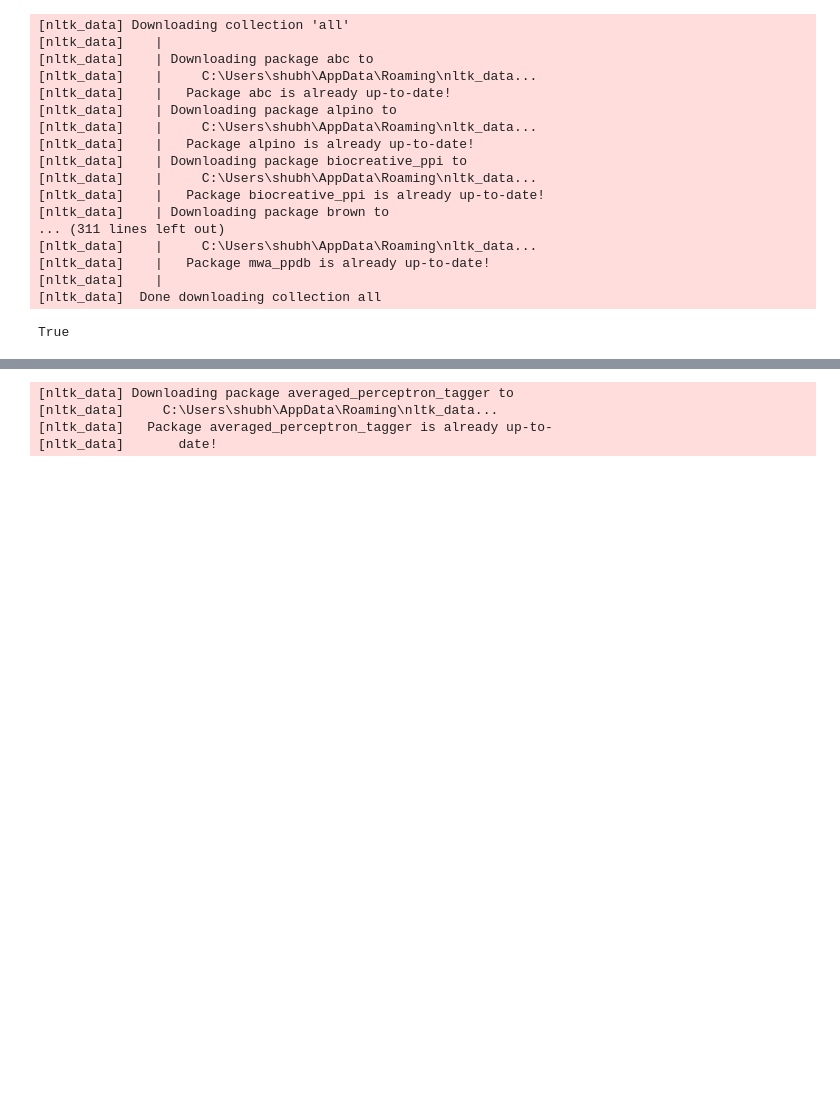
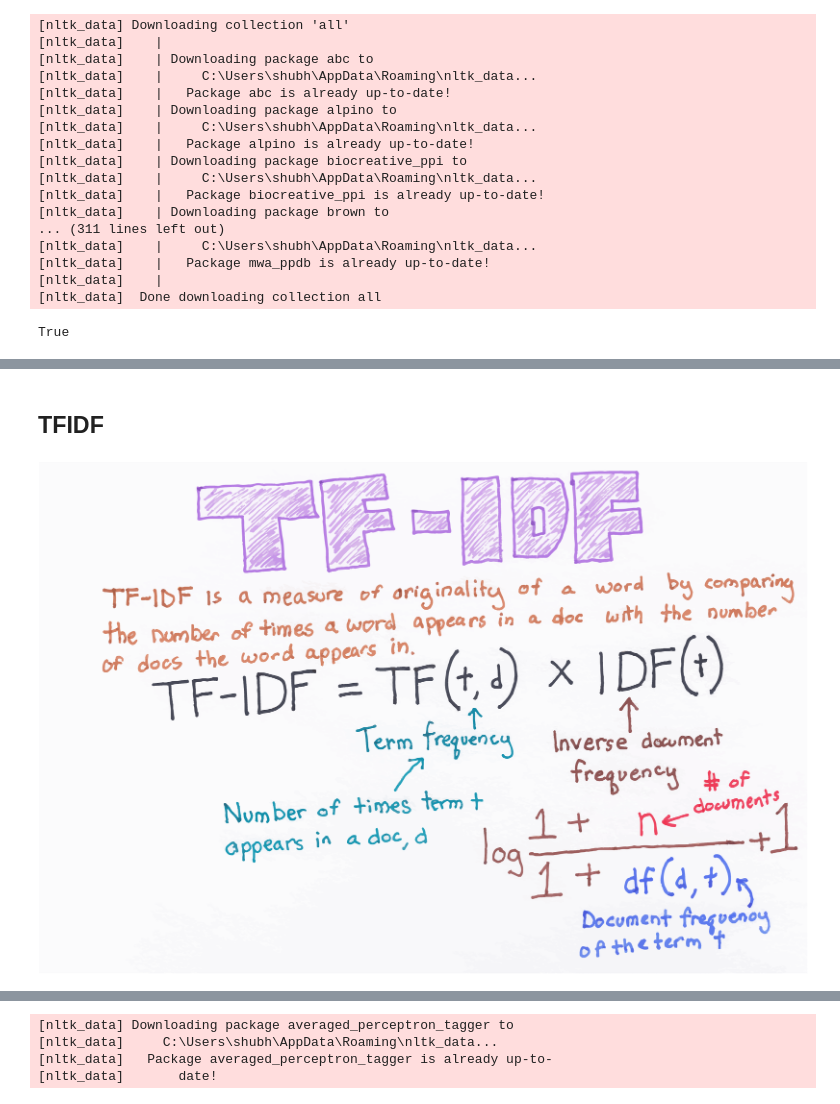
Before and after one commit to ShubhiKhanna/Fake-News, a Jupyter notebook: Fake_News_Detector (6 classifications).ipynb, the cells around one changed output, grey strips where cells are left out. Drawn from its saved outputs; the diff is of its cells as text; code cells hidden in the pictures; blank space fills up the shorter version.

```diff
--- a/Fake_News_Detector (6 classifications).ipynb
+++ b/Fake_News_Detector (6 classifications).ipynb
@@ -269 +250,7 @@ CountVectorizer()
+# %% [markdown]
+## TFIDF
+# %%
+Image('tfidf.png')
+# %% [output]
+[figure, added]
 # %%
```
Also changed, not shown: parts of 44 cells of this notebook.
